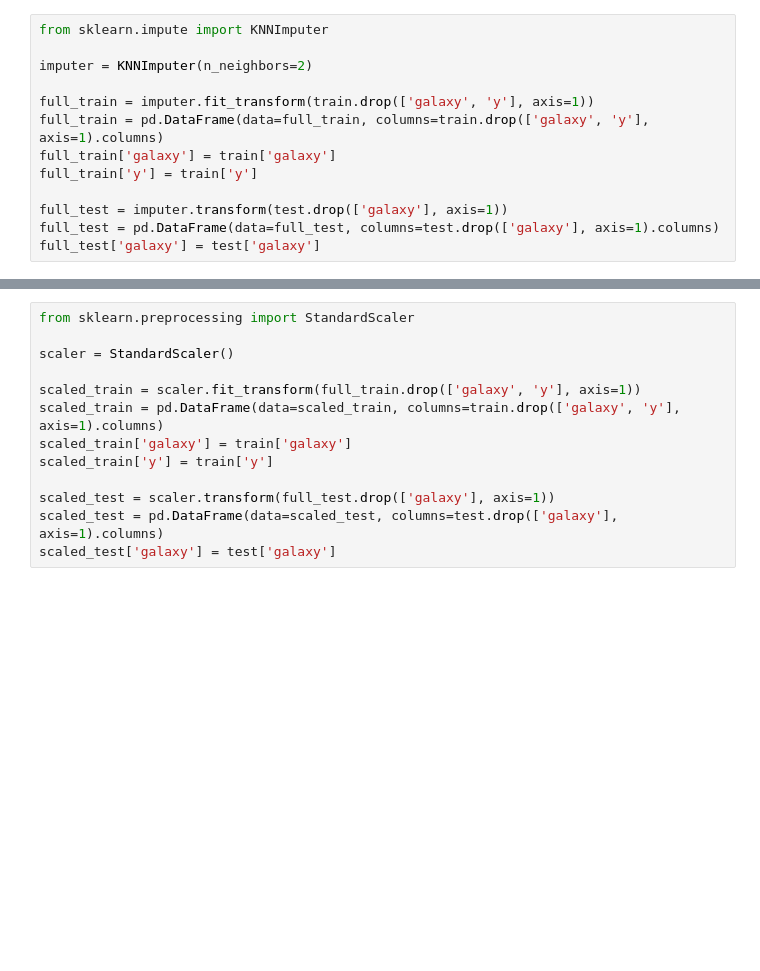
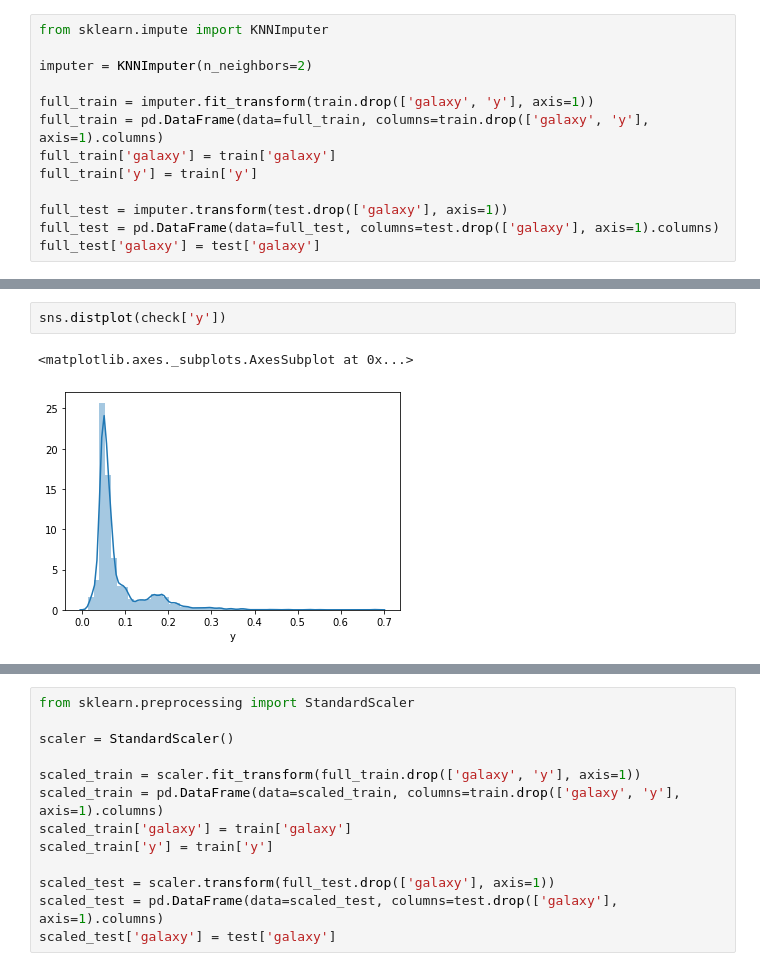
Before and after one commit to daniiomir/prohack_mckinsey_2020, a Jupyter notebook: prohack_solution.ipynb, the cells around one changed output, grey strips where cells are left out. Saved outputs shown, nothing was run; the diff lists cells and outputs as text; blank space fills up the shorter version.

```diff
--- a/prohack_solution.ipynb
+++ b/prohack_solution.ipynb
@@ -276,0 +330,5 @@ full_test['galaxy'] = test['galaxy']
+# %%
+sns.distplot(check['y'])
+# %% [output]
+<matplotlib.axes._subplots.AxesSubplot at 0x...>
+[figure, added]
```
Also changed, not shown: parts of 37 cells of this notebook.
